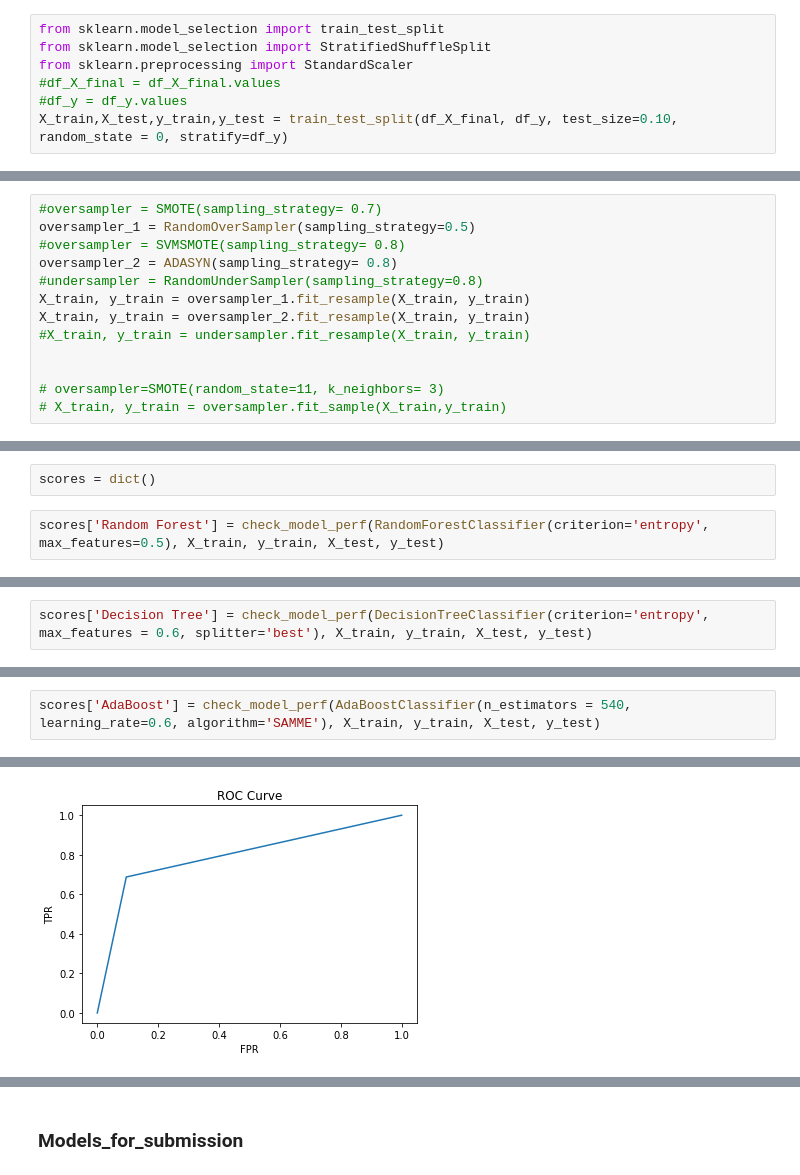
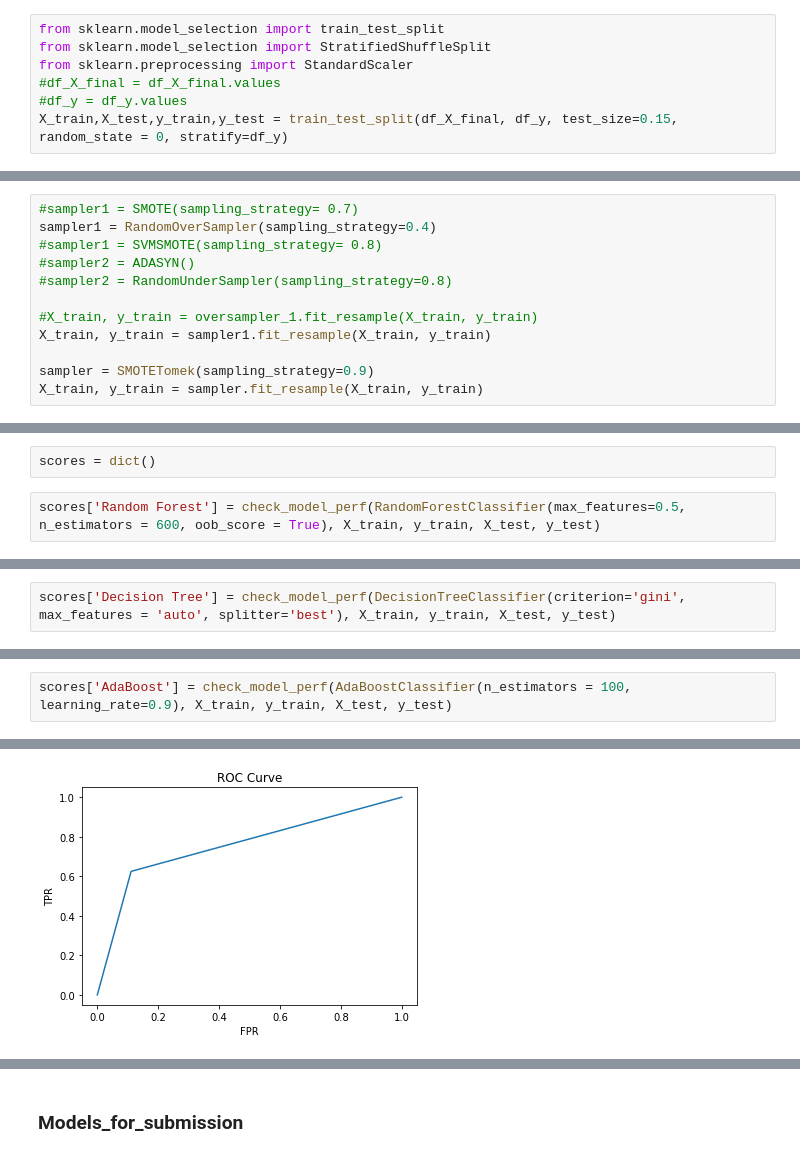
Before and after one commit to falcolf/Employee_Attrition, a Jupyter notebook: Model_Building.ipynb, the cells around one changed output, grey strips where cells are left out. Saved outputs shown, nothing was run; the diff lists cells and outputs as text.

```diff
--- a/Model_Building.ipynb
+++ b/Model_Building.ipynb
@@ -134,7 +141,7 @@ from sklearn.model_selection import StratifiedShuffleSplit
 from sklearn.preprocessing import StandardScaler
 #df_X_final = df_X_final.values
 #df_y = df_y.values
-X_train,X_test,y_train,y_test = train_test_split(df_X_final, df_y, test_size=0.10, random_state = 0, stratify=df_y)
+X_train,X_test,y_train,y_test = train_test_split(df_X_final, df_y, test_size=0.15, random_state = 0, stratify=df_y)
 # %%
 sns.countplot(y_train.Attrition)
 # %% [output]
@@ -153,16 +163,15 @@ from imblearn.under_sampling import RandomUnderSampler
 # %%
-#oversampler = SMOTE(sampling_strategy= 0.7)
-oversampler_1 = RandomOverSampler(sampling_strategy=0.5)
-#oversampler = SVMSMOTE(sampling_strategy= 0.8)
-oversampler_2 = ADASYN(sampling_strategy= 0.8)
-#undersampler = RandomUnderSampler(sampling_strategy=0.8)
-X_train, y_train = oversampler_1.fit_resample(X_train, y_train)
-X_train, y_train = oversampler_2.fit_resample(X_train, y_train)
-#X_train, y_train = undersampler.fit_resample(X_train, y_train)
+#sampler1 = SMOTE(sampling_strategy= 0.7)
+sampler1 = RandomOverSampler(sampling_strategy=0.4)
+#sampler1 = SVMSMOTE(sampling_strategy= 0.8)
+#sampler2 = ADASYN()
+#sampler2 = RandomUnderSampler(sampling_strategy=0.8)
 
+#X_train, y_train = oversampler_1.fit_resample(X_train, y_train)
+X_train, y_train = sampler1.fit_resample(X_train, y_train)
 
-# oversampler=SMOTE(random_state=11, k_neighbors= 3)
-# X_train, y_train = oversampler.fit_sample(X_train,y_train)
+sampler = SMOTETomek(sampling_strategy=0.9)
+X_train, y_train = sampler.fit_resample(X_train, y_train)
 # %%
 y_train, y_test = y_train.ravel(), y_test.ravel()
 # %%
@@ -276,7 +286,7 @@ def check_model_perf(model, X_train, y_train, X_test, y_test):
 # %%
 scores = dict()
 # %%
-scores['Random Forest'] = check_model_perf(RandomForestClassifier(criterion='entropy', max_features=0.5), X_train, y_train, X_test, y_test)
+scores['Random Forest'] = check_model_perf(RandomForestClassifier(max_features=0.5, n_estimators = 600, oob_score = True), X_train, y_train, X_test, y_test)
 # %% [output]
 <class 'sklearn.ensemble._forest.RandomForestClassifier'>
 --------------------------------------------------
@@ -299,5 +309,5 @@ weighted avg       0.83      0.85      0.84       100
 # %%
-scores['Decision Tree'] = check_model_perf(DecisionTreeClassifier(criterion='entropy', max_features = 0.6, splitter='best'), X_train, y_train, X_test, y_test)
+scores['Decision Tree'] = check_model_perf(DecisionTreeClassifier(criterion='gini', max_features = 'auto', splitter='best'), X_train, y_train, X_test, y_test)
 # %% [output]
 <class 'sklearn.tree._classes.DecisionTreeClassifier'>
 --------------------------------------------------
@@ -320,5 +330,5 @@ weighted avg       0.77      0.76      0.77       100
 # %%
-scores['AdaBoost'] = check_model_perf(AdaBoostClassifier(n_estimators = 540, learning_rate=0.6, algorithm='SAMME'), X_train, y_train, X_test, y_test)
+scores['AdaBoost'] = check_model_perf(AdaBoostClassifier(n_estimators = 100, learning_rate=0.9), X_train, y_train, X_test, y_test)
 # %% [output]
 <class 'sklearn.ensemble._weight_boosting.AdaBoostClassifier'>
 --------------------------------------------------
@@ -340,4 +350,4 @@ weighted avg       0.88      0.87      0.87       100
-[figure, old version]
+[figure, new version]
 # %%
 pd.DataFrame.from_dict(scores, orient='index', columns=['AUC Score']).sort_values(by=['AUC Score'], ascending=False)
 # %% [output]
```
Also changed, not shown: parts of 34 cells of this notebook, 1 other file.
